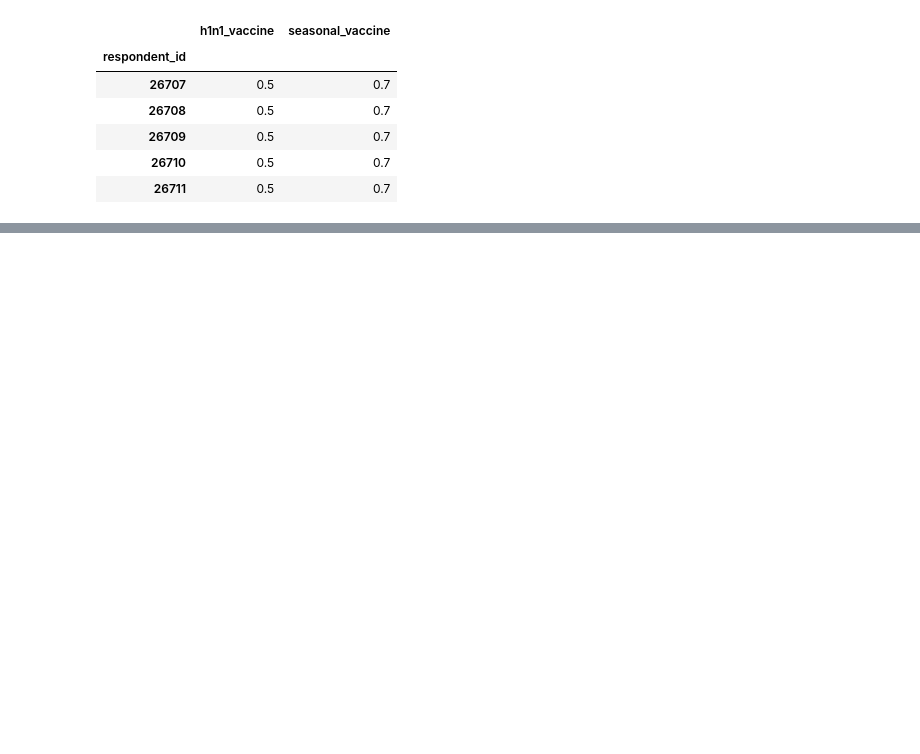
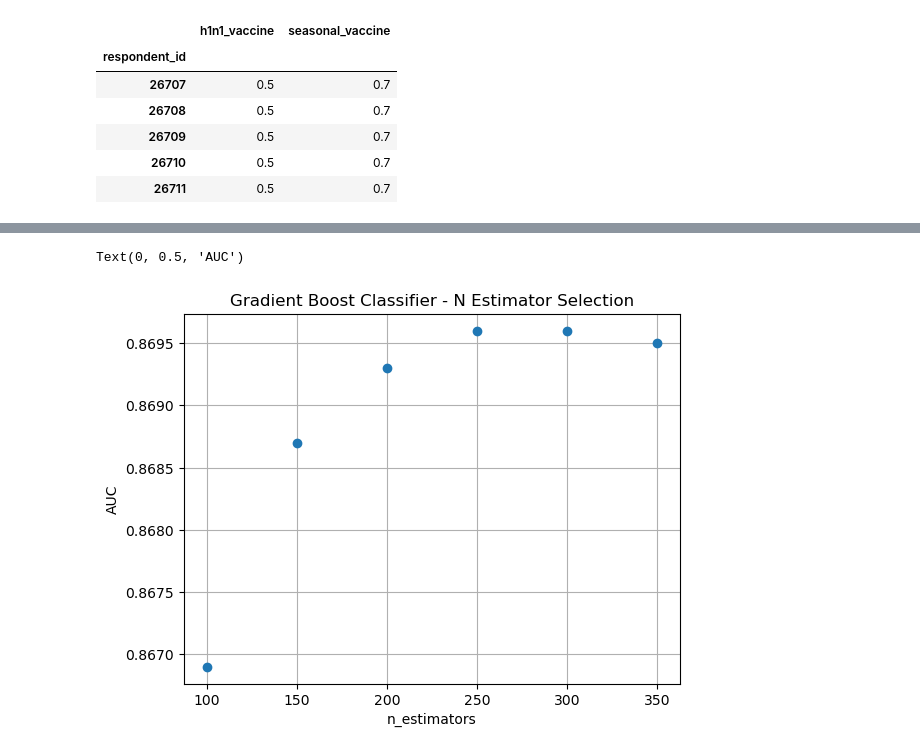
Before and after one commit to djjeff06/Flushot-Learning, a Jupyter notebook: Jupyter/Flu Shot Learning (GB) (Preprocessing#1).ipynb, the cells around one changed output, grey strips where cells are left out. Saved outputs shown, nothing was run; the diff lists cells and outputs as text; code cells hidden in the pictures; blank space fills up the shorter version.

```diff
--- a/Jupyter/Flu Shot Learning (GB) (Preprocessing#1).ipynb
+++ b/Jupyter/Flu Shot Learning (GB) (Preprocessing#1).ipynb
@@ -296,0 +292,13 @@ submission_df.to_csv(d+'/Output/my_submission_gb.csv', index=True)
+# %%
+import matplotlib.pyplot as plt
+
+auc_values = [0.8669,0.8687,0.8693,0.8696, 0.8696 , 0.8695  ]
+n_estimators = [100,150, 200, 250, 300, 350]
+plt.plot(n_estimators, auc_values,  'o')
+plt.title("Gradient Boost Classifier - N Estimator Selection")
+plt.grid()
+plt.xlabel("n_estimators")
+plt.ylabel("AUC")
+# %% [output]
+Text(0, 0.5, 'AUC')
+[figure, added]
```
Also changed, not shown: parts of 10 cells of this notebook, 1 other file.
